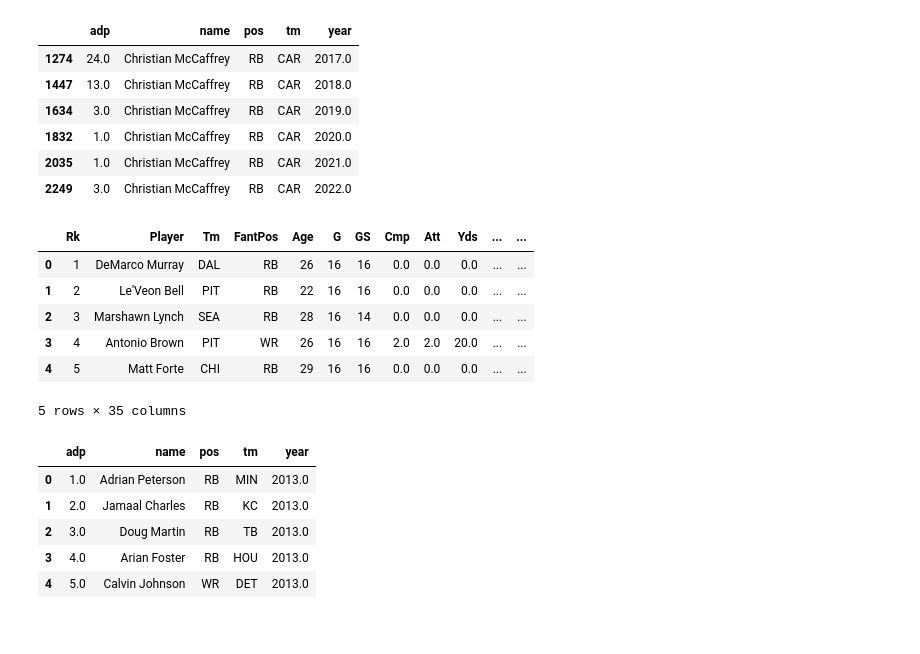
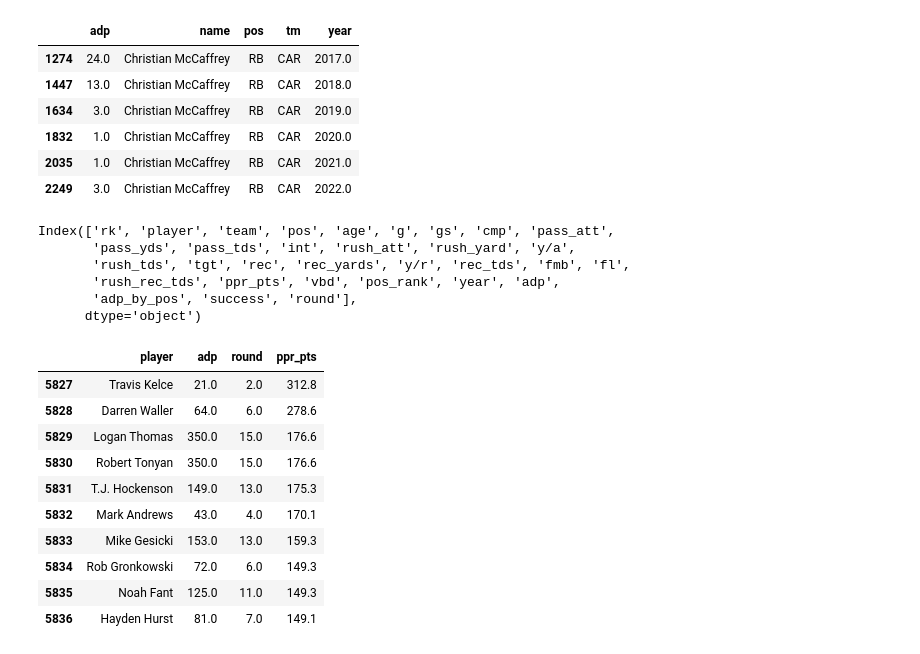
Before and after one commit to ffb-optimal-draft/ffb-draft-strategy, a Jupyter notebook: rm_scratch2.ipynb, the cells around one changed output. Drawn from its saved outputs; the diff is of its cells as text; code cells hidden in the pictures.

```diff
--- a/rm_scratch2.ipynb
+++ b/rm_scratch2.ipynb
@@ -355,22 +355,3 @@ adp[adp.name=='Christian McCaffrey']
 | 1832 | 1.0 | Christian McCaffrey | RB | CAR | 2020.0 |
 | 2035 | 1.0 | Christian McCaffrey | RB | CAR | 2021.0 |
 | 2249 | 3.0 | Christian McCaffrey | RB | CAR | 2022.0 |
-# %%
-df.head()
-# %% [output]
-|  | Rk | Player | Tm | FantPos | Age | G | GS | Cmp | Att | Yds | ... | ... |
-| 0 | 1 | DeMarco Murray | DAL | RB | 26 | 16 | 16 | 0.0 | 0.0 | 0.0 | ... | ... |
-| 1 | 2 | Le'Veon Bell | PIT | RB | 22 | 16 | 16 | 0.0 | 0.0 | 0.0 | ... | ... |
-| 2 | 3 | Marshawn Lynch | SEA | RB | 28 | 16 | 14 | 0.0 | 0.0 | 0.0 | ... | ... |
-| 3 | 4 | Antonio Brown | PIT | WR | 26 | 16 | 16 | 2.0 | 2.0 | 20.0 | ... | ... |
-| 4 | 5 | Matt Forte | CHI | RB | 29 | 16 | 16 | 0.0 | 0.0 | 0.0 | ... | ... |
-5 rows × 35 columns
-# %%
-adp.head()
-# %% [output]
-|  | adp | name | pos | tm | year |
-| 0 | 1.0 | Adrian Peterson | RB | MIN | 2013.0 |
-| 1 | 2.0 | Jamaal Charles | RB | KC | 2013.0 |
-| 2 | 3.0 | Doug Martin | RB | TB | 2013.0 |
-| 3 | 4.0 | Arian Foster | RB | HOU | 2013.0 |
-| 4 | 5.0 | Calvin Johnson | WR | DET | 2013.0 |
@@ -376,0 +360,9 @@ adp.head()
+# %%
+df.columns
+# %% [output]
+Index(['rk', 'player', 'team', 'pos', 'age', 'g', 'gs', 'cmp', 'pass_att',
+       'pass_yds', 'pass_tds', 'int', 'rush_att', 'rush_yard', 'y/a',
+       'rush_tds', 'tgt', 'rec', 'rec_yards', 'y/r', 'rec_tds', 'fmb', 'fl',
+       'rush_rec_tds', 'ppr_pts', 'vbd', 'pos_rank', 'year', 'adp',
+       'adp_by_pos', 'success', 'round'],
+      dtype='object')
@@ -376,0 +371,14 @@ adp.head()
+# %%
+df[(df.pos=='TE')&(df.year==2020)][['player','adp','round','ppr_pts']].sort_values(by='ppr_pts',ascending=False).head(10)
+# %% [output]
+|  | player | adp | round | ppr_pts |
+| 5827 | Travis Kelce | 21.0 | 2.0 | 312.8 |
+| 5828 | Darren Waller | 64.0 | 6.0 | 278.6 |
+| 5829 | Logan Thomas | 350.0 | 15.0 | 176.6 |
+| 5830 | Robert Tonyan | 350.0 | 15.0 | 176.6 |
+| 5831 | T.J. Hockenson | 149.0 | 13.0 | 175.3 |
+| 5832 | Mark Andrews | 43.0 | 4.0 | 170.1 |
+| 5833 | Mike Gesicki | 153.0 | 13.0 | 159.3 |
+| 5834 | Rob Gronkowski | 72.0 | 6.0 | 149.3 |
+| 5835 | Noah Fant | 125.0 | 11.0 | 149.3 |
+| 5836 | Hayden Hurst | 81.0 | 7.0 | 149.1 |
```
Also changed, not shown: parts of 6 cells of this notebook, 1 other file.
